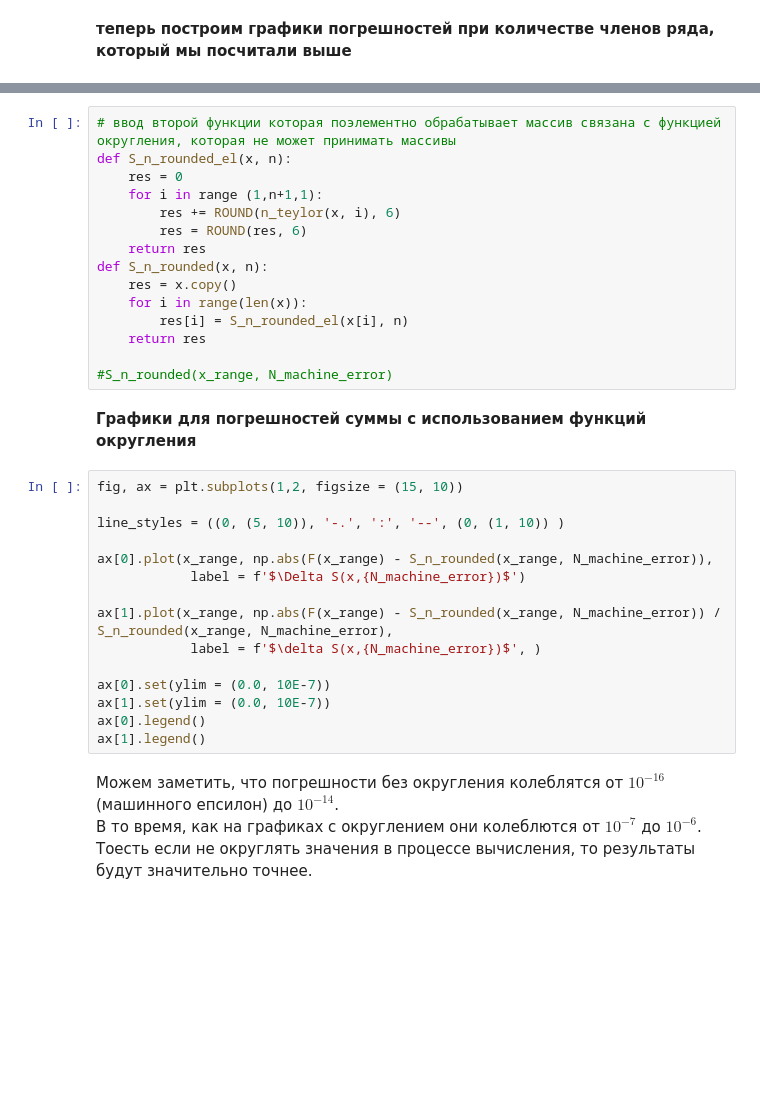
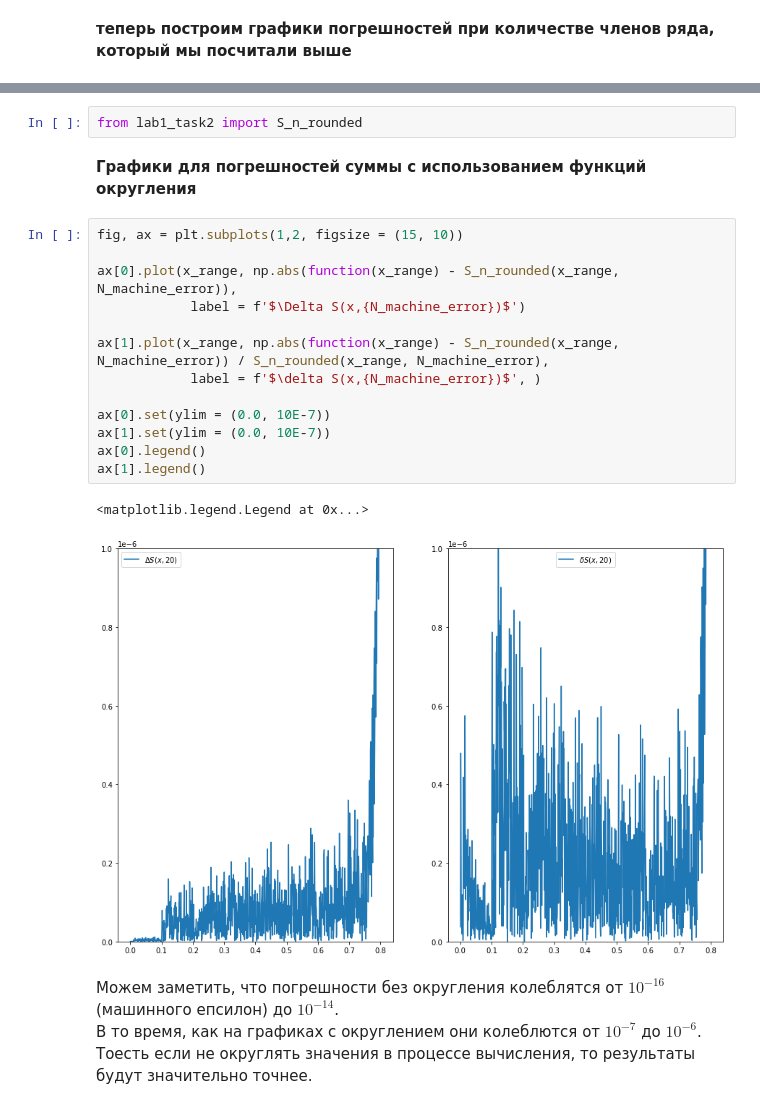
Before and after one commit to Lamantin12/N_A_lab1, a Jupyter notebook: lab_1_main.ipynb, the cells around one changed output, grey strips where cells are left out. Saved outputs shown, nothing was run; the diff lists cells and outputs as text; blank space fills up the shorter version.

```diff
--- a/lab_1_main.ipynb
+++ b/lab_1_main.ipynb
@@ -117,35 +120,23 @@ print(ROUND(0.000001111111111111111111110,4))
-# %%
-# ввод второй функции которая поэлементно обрабатывает массив связана с функцией округления, которая не может принимать массивы
-def S_n_rounded_el(x, n):
-    res = 0
-    for i in range (1,n+1,1):
-        res += ROUND(n_teylor(x, i), 6)
-        res = ROUND(res, 6)
-    return res
-def S_n_rounded(x, n):
-    res = x.copy()
-    for i in range(len(x)):
-        res[i] = S_n_rounded_el(x[i], n)
-    return res
-
-#S_n_rounded(x_range, N_machine_error)
+# %%
+from lab1_task2 import S_n_rounded
 # %% [markdown]
 **Графики для погрешностей суммы с использованием функций округления**
 # %%
 fig, ax = plt.subplots(1,2, figsize = (15, 10))
 
-line_styles = ((0, (5, 10)), '-.', ':', '--', (0, (1, 10)) )
-
-ax[0].plot(x_range, np.abs(F(x_range) - S_n_rounded(x_range, N_machine_error)),
+ax[0].plot(x_range, np.abs(function(x_range) - S_n_rounded(x_range, N_machine_error)),
             label = f'$\Delta S(x,{N_machine_error})$')
 
-ax[1].plot(x_range, np.abs(F(x_range) - S_n_rounded(x_range, N_machine_error)) / S_n_rounded(x_range, N_machine_error),
+ax[1].plot(x_range, np.abs(function(x_range) - S_n_rounded(x_range, N_machine_error)) / S_n_rounded(x_range, N_machine_error),
             label = f'$\delta S(x,{N_machine_error})$', )
 
 ax[0].set(ylim = (0.0, 10E-7))
 ax[1].set(ylim = (0.0, 10E-7))
 ax[0].legend()
 ax[1].legend()
+# %% [output]
+<matplotlib.legend.Legend at 0x...>
+[figure, added]
 # %% [markdown]
 Можем заметить, что погрешности без округления колеблятся от $10^{-16}$ (машинного епсилон) до $10^{-14}$.
 В то время, как на графиках с округлением они колеблются от $10^{-7}$ до $10^{-6}$. Тоесть если не округлять значения в процессе вычисления, то результаты будут значительно точнее.
```
Also changed, not shown: parts of 11 cells of this notebook, 1 other file.
